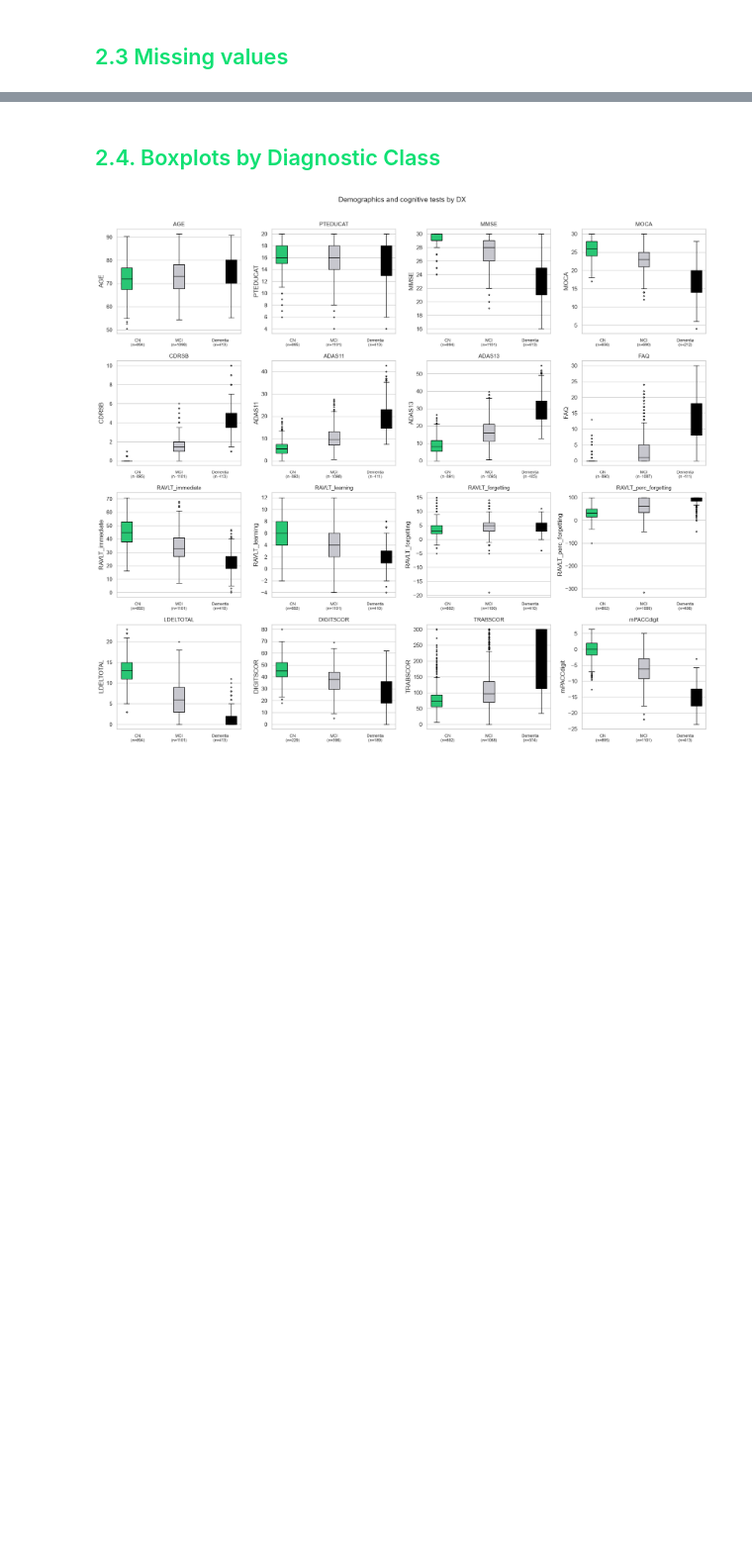
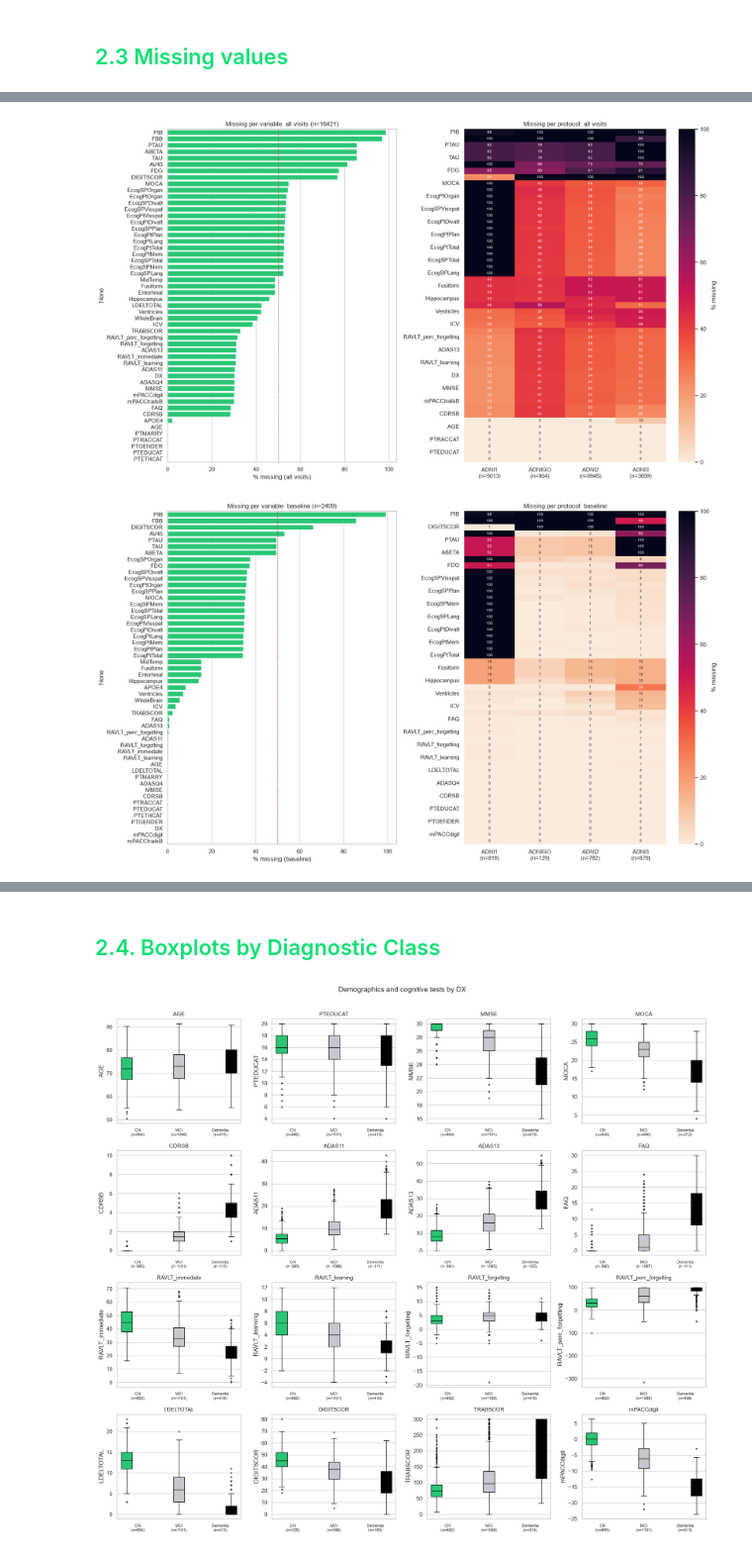
Before and after one commit to mariafranciscag/ADNI-MERGE, a Jupyter notebook: main_notebook.ipynb, the cells around one changed output, grey strips where cells are left out. Shown at 99% size. Cells and saved outputs as stored; diff of their text form; code cells hidden in the pictures; blank space fills up the shorter version.

```diff
--- a/main_notebook.ipynb
+++ b/main_notebook.ipynb
@@ -566,0 +621,35 @@ plt.show()
+# %%
+# Re-did the missing values analysis to include the baseline of patients (ignoring the longitudinal factor)
+
+PROT = ["ADNI1", "ADNIGO", "ADNI2", "ADNI3"]
+
+def missing_panel(data, label, fname):
+    miss = data[cols].isna().mean().sort_values(ascending=False) * 100
+    n_prot = data["COLPROT"].value_counts().reindex(PROT, fill_value=0)
+    heat = (data.groupby("COLPROT")[cols].apply(lambda g: g.isna().mean() * 100).T
+                .reindex(columns=PROT).loc[miss.index])
+    heat.columns = [f"{p}\n(n={n_prot[p]})" for p in PROT]
+
+    fig, ax = plt.subplots(1, 2, figsize=(17, 10), gridspec_kw={"width_ratios": [1, 1.1]})
+    sns.barplot(x=miss.values, y=miss.index, ax=ax[0], color="#0fe073")
+    ax[0].axvline(50, color="r", ls="--", lw=1)
+    ax[0].set_xlabel(f"% missing ({label})")
+    ax[0].set_title(f"Missing per variable: {label} (n={len(data)})")
+    sns.heatmap(heat, ax=ax[1], cmap="rocket_r", annot=True, fmt=".0f", annot_kws={"size": 7},
+                cbar_kws={"label": "% missing"}, vmin=0, vmax=100)
+    ax[1].set_title(f"Missing per protocol: {label}"); ax[1].set_ylabel("")
+    plt.tight_layout()
+    save_fig(fname)
+    plt.show()
+    return miss
+
+miss_all = missing_panel(adni_data, "all visits", "02a_missing_values_global")
+miss_bl  = missing_panel(first, "baseline", "02b_missing_values_baseline")
+
+# Direct comparision (to reinforce the decision of using baseline)
+miss_cmp = pd.DataFrame({"all_visits": miss_all, "baseline": miss_bl}).round(1)
+miss_cmp["delta"] = (miss_cmp["baseline"] - miss_cmp["all_visits"]).round(1)
+miss_cmp.sort_values("baseline", ascending=False)
+# %% [output]
+[figure, added]
+[figure, added]
```
Also changed, not shown: parts of 42 cells of this notebook.
